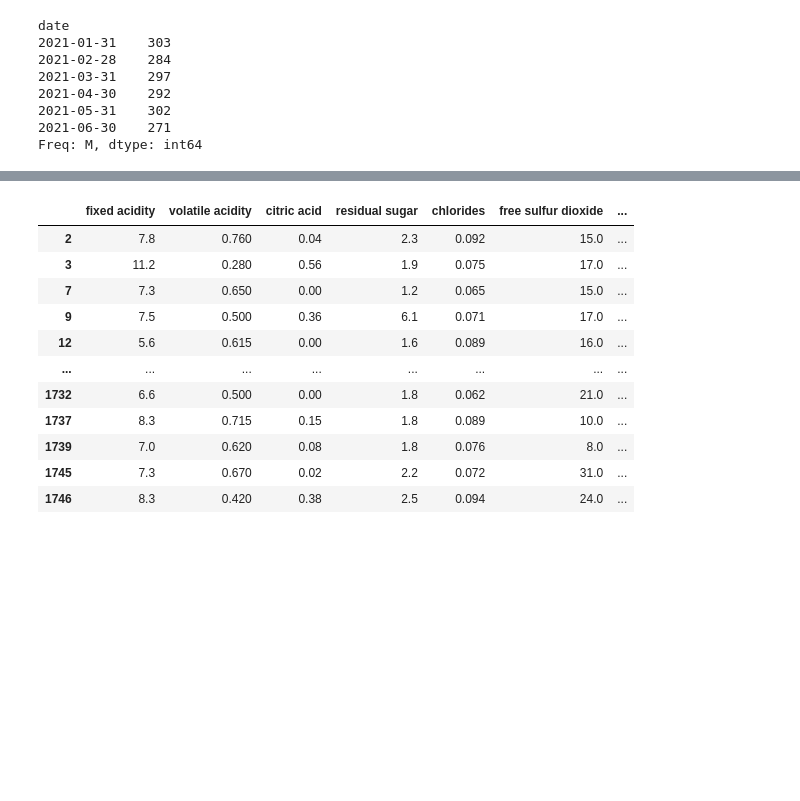
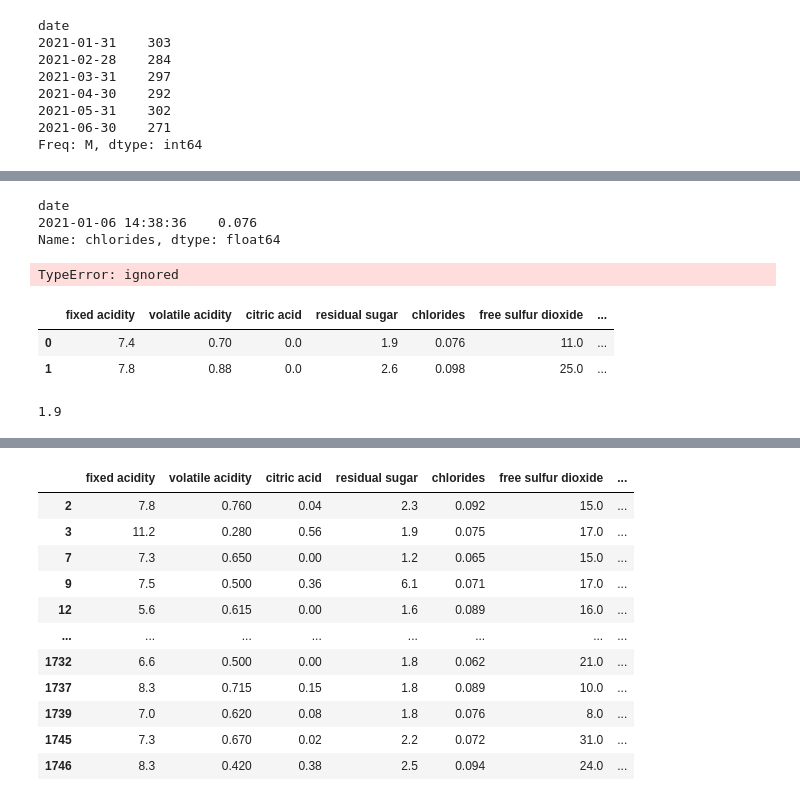
Before and after one commit to kristy25/AcademyPublic, a Jupyter notebook: Untitled0.ipynb, the cells around one changed output, grey strips where cells are left out. Drawn from its saved outputs; the diff is of its cells as text; code cells hidden in the pictures; blank space fills up the shorter version.

```diff
--- a/Untitled0.ipynb
+++ b/Untitled0.ipynb
@@ -1400,0 +1406,23 @@ del(temp)
+# %%
+# to limit columns, use ['column name']
+temp.loc['2021-01-06 14:38:36']['chlorides']
+# %% [output]
+date
+2021-01-06 14:38:36    0.076
+Name: chlorides, dtype: float64
+# %%
+# won't work as date is index
+temp.loc[0:3]
+# %% [output]
+TypeError: ignored
+# %%
+df.loc[0:3]
+# %% [output]
+|  | fixed acidity | volatile acidity | citric acid | residual sugar | chlorides | free sulfur dioxide | ... |
+| 0 | 7.4 | 0.70 | 0.0 | 1.9 | 0.076 | 11.0 | ... |
+| 1 | 7.8 | 0.88 | 0.0 | 2.6 | 0.098 | 25.0 | ... |
+# %%
+# iloc will always work with numbering
+temp.iloc[0,3]
+# %% [output]
+1.9
```
Also changed, not shown: parts of 5 cells of this notebook.
